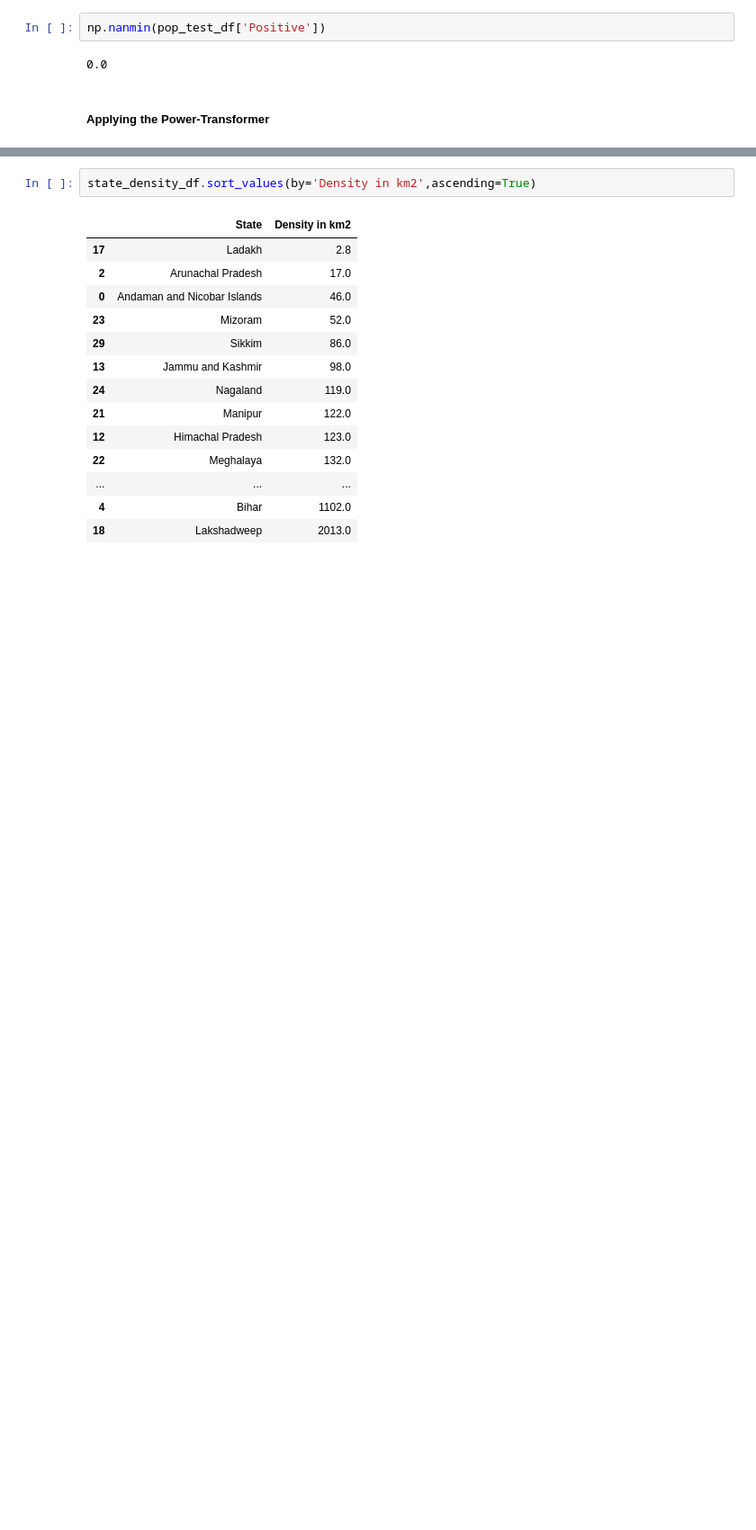
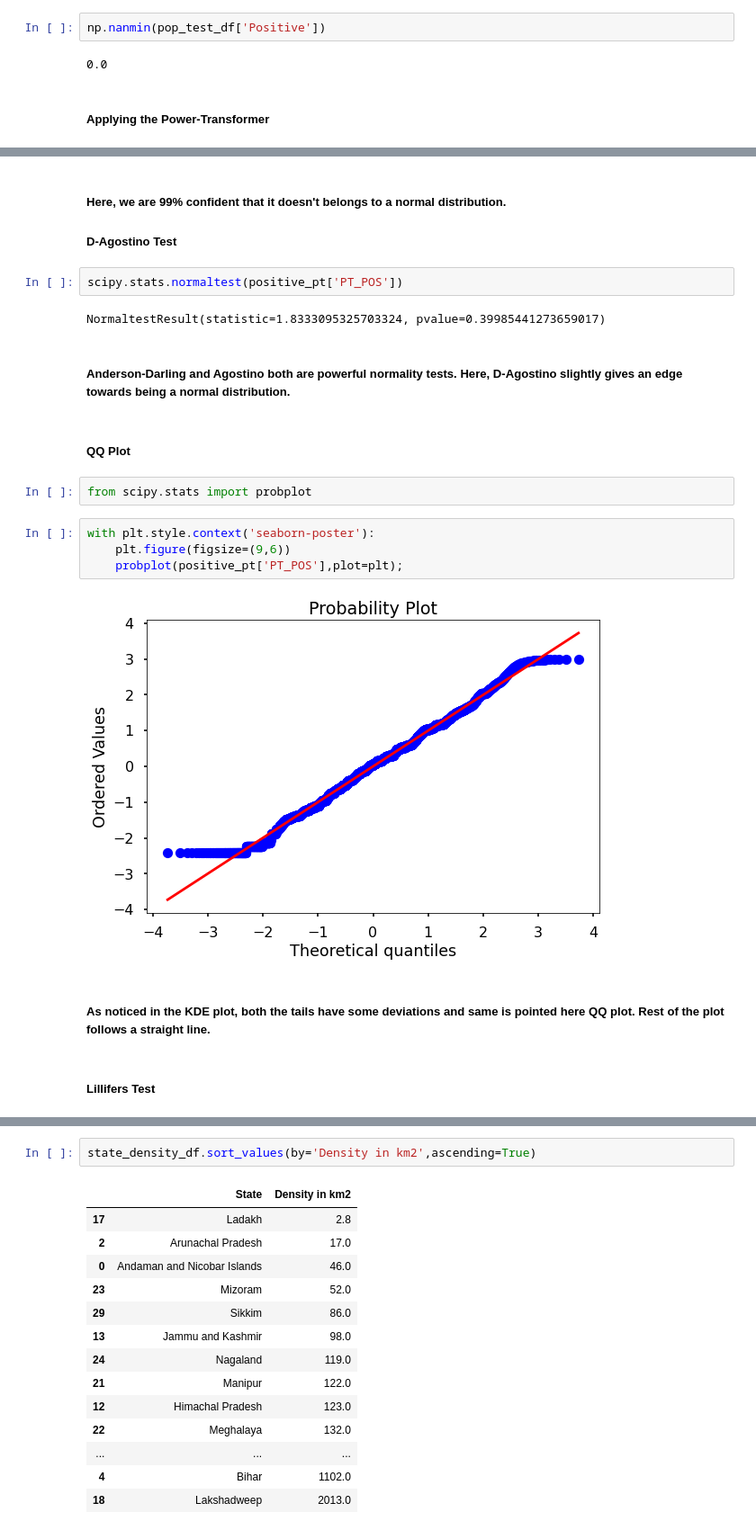
Before and after one commit to raj-shr-git/AAIC_Practice, a Jupyter notebook: VIDEO_PRACTICE/MODULE-1/ANOVA_Test.ipynb, the cells around one changed output, grey strips where cells are left out. Shown at 90% size. Drawn from its saved outputs; the diff is of its cells as text; blank space fills up the shorter version.

```diff
--- a/VIDEO_PRACTICE/MODULE-1/ANOVA_Test.ipynb
+++ b/VIDEO_PRACTICE/MODULE-1/ANOVA_Test.ipynb
@@ -433,0 +429,24 @@ grps_pos_cases.describe()
+# %% [markdown]
+##### **Here, we are 99% confident that it doesn't belongs to a normal distribution.**
+
+##### **D-Agostino Test**
+# %%
+scipy.stats.normaltest(positive_pt['PT_POS'])
+# %% [output]
+NormaltestResult(statistic=1.8333095325703324, pvalue=0.39985441273659017)
+# %% [markdown]
+##### **Anderson-Darling and Agostino both are powerful normality tests. Here, D-Agostino slightly gives an edge towards being a normal distribution.**
+# %% [markdown]
+##### **QQ Plot**
+# %%
+from scipy.stats import probplot
+# %%
+with plt.style.context('seaborn-poster'):
+    plt.figure(figsize=(9,6))
+    probplot(positive_pt['PT_POS'],plot=plt);
+# %% [output]
+[figure, added]
+# %% [markdown]
+##### **As noticed in the KDE plot, both the tails have some deviations and same is pointed here QQ plot. Rest of the plot follows a straight line.**
+# %% [markdown]
+##### **Lillifers Test**
```
Also changed, not shown: parts of 64 cells of this notebook.
